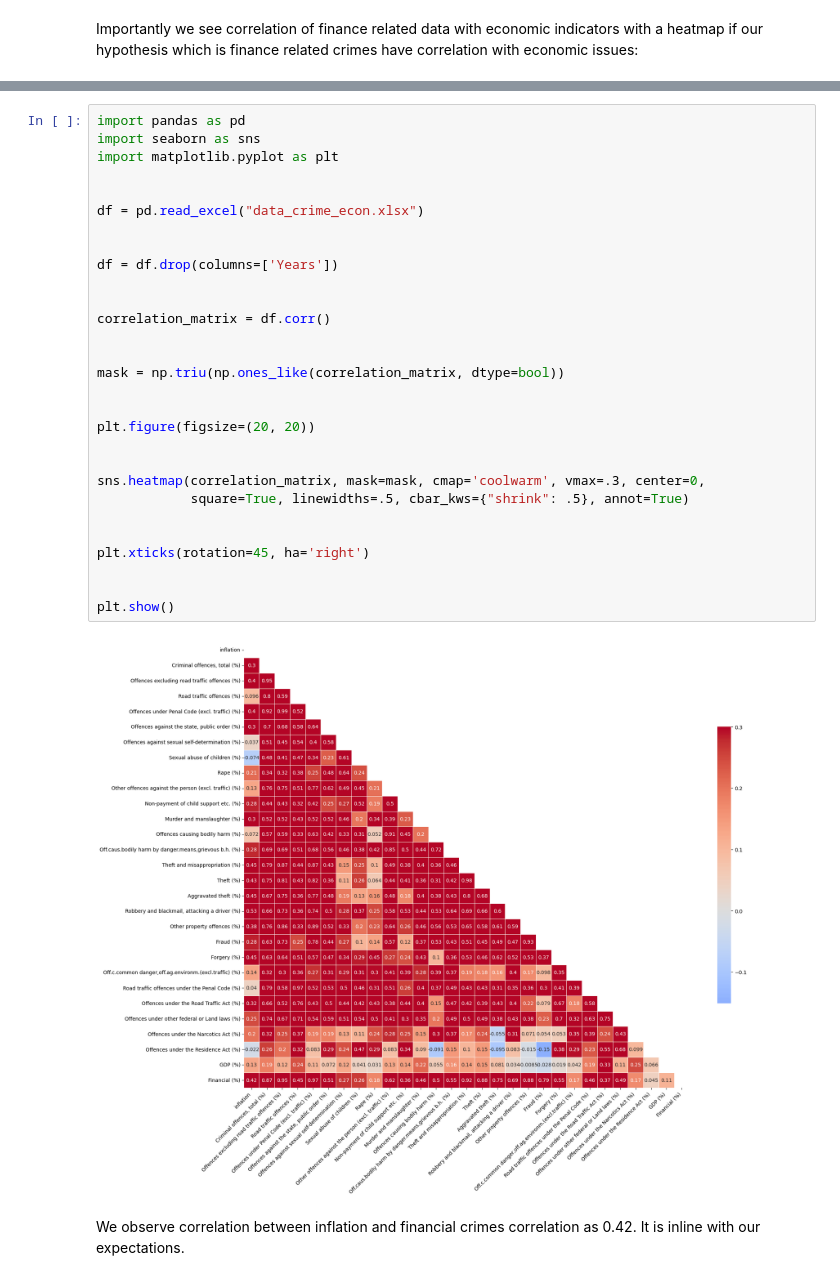
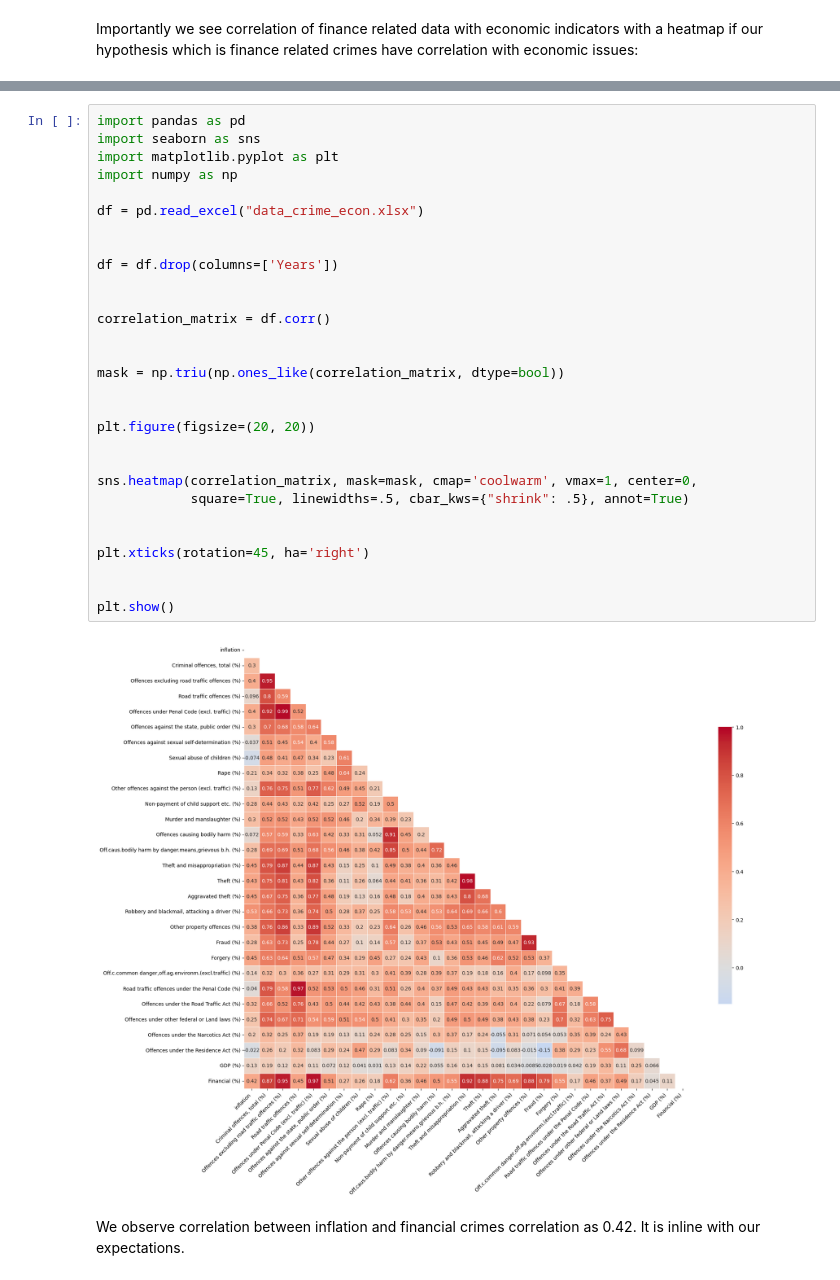
Before and after one commit to moktayoglu/2024-01-GermanCrimeAnalysis, a Jupyter notebook: exp/Data_Literacy_Analysis.ipynb, the cells around one changed output, grey strips where cells are left out. Saved outputs shown, nothing was run; the diff lists cells and outputs as text.

```diff
--- a/exp/Data_Literacy_Analysis.ipynb
+++ b/exp/Data_Literacy_Analysis.ipynb
@@ -205,34 +277,34 @@ plt.show()
 # %%
 import pandas as pd
 import seaborn as sns
 import matplotlib.pyplot as plt
-
+import numpy as np
 
 df = pd.read_excel("data_crime_econ.xlsx")
 
 
 df = df.drop(columns=['Years'])
 
 
 correlation_matrix = df.corr()
 
 
 mask = np.triu(np.ones_like(correlation_matrix, dtype=bool))
 
 
 plt.figure(figsize=(20, 20))
 
 
-sns.heatmap(correlation_matrix, mask=mask, cmap='coolwarm', vmax=.3, center=0,
+sns.heatmap(correlation_matrix, mask=mask, cmap='coolwarm', vmax=1, center=0,
             square=True, linewidths=.5, cbar_kws={"shrink": .5}, annot=True)
 
 
 plt.xticks(rotation=45, ha='right')
 
 
 plt.show()
 # %% [output]
-[figure, old version]
+[figure, new version]
 # %% [markdown]
 We observe correlation between inflation and financial crimes correlation as 0.42. It is inline with our expectations.
 # %% [markdown]
```
Also changed, not shown: parts of 5 cells of this notebook.
